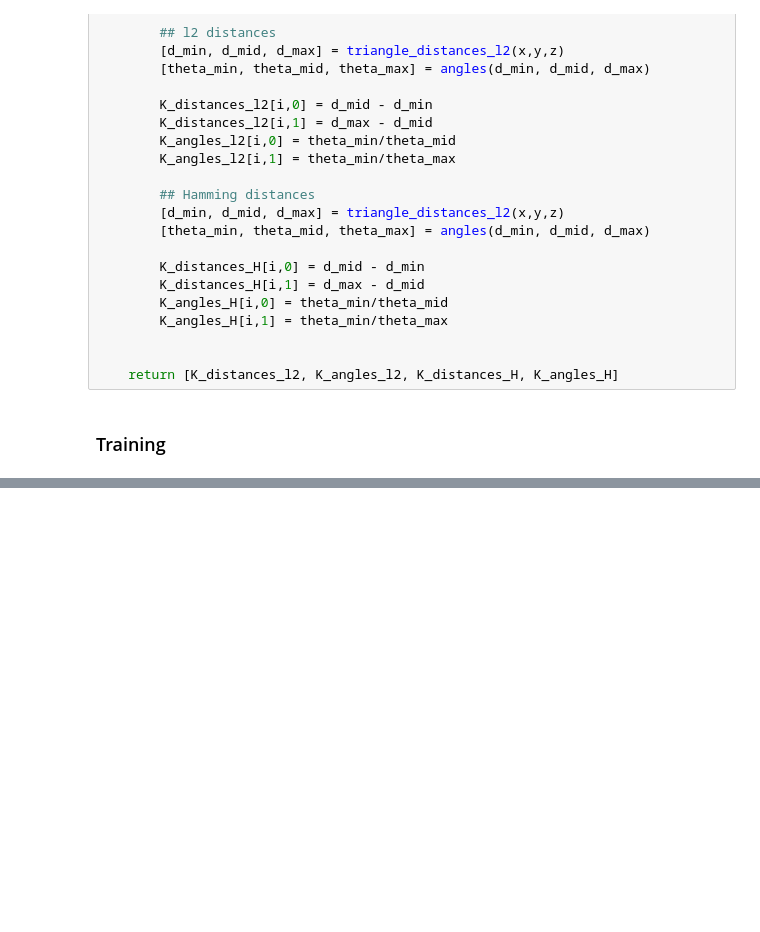
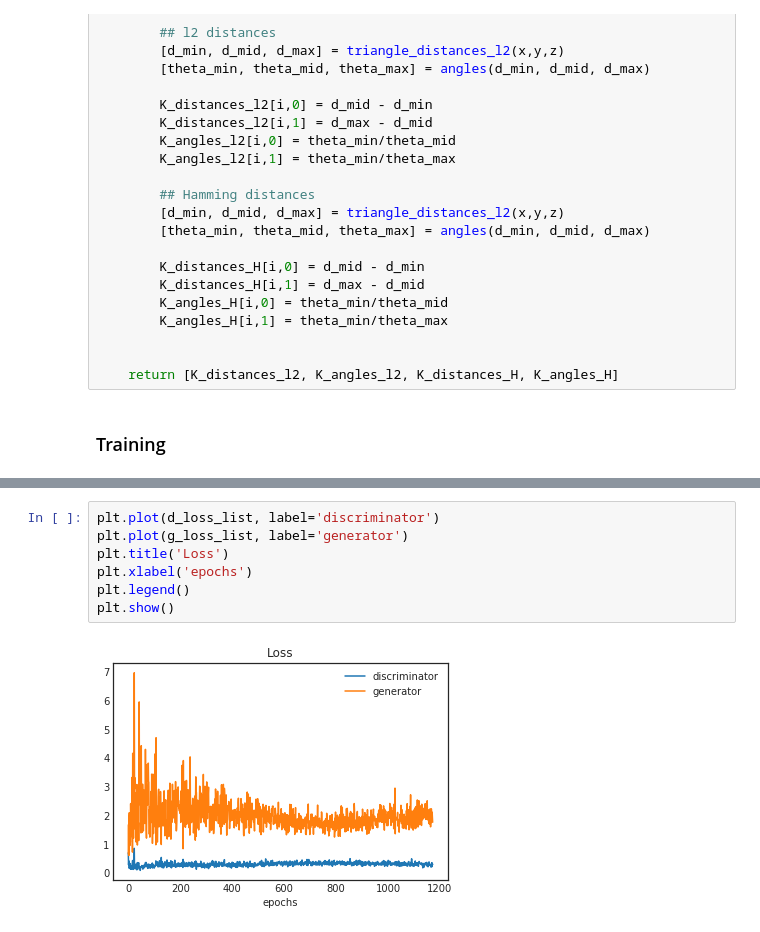
Before and after one commit to gshartnett/PyTorch-GAN, a Jupyter notebook: implementations/gan/gan notebook.ipynb, the cells around one changed output, grey strips where cells are left out. Saved outputs shown, nothing was run; the diff lists cells and outputs as text; blank space fills up the shorter version.

```diff
--- a/implementations/gan/gan notebook.ipynb
+++ b/implementations/gan/gan notebook.ipynb
@@ -429,0 +434,9 @@ plt.show()
+# %%
+plt.plot(d_loss_list, label='discriminator')
+plt.plot(g_loss_list, label='generator')
+plt.title('Loss')
+plt.xlabel('epochs')
+plt.legend()
+plt.show()
+# %% [output]
+[figure, added]
```
Also changed, not shown: parts of 4 cells of this notebook.
